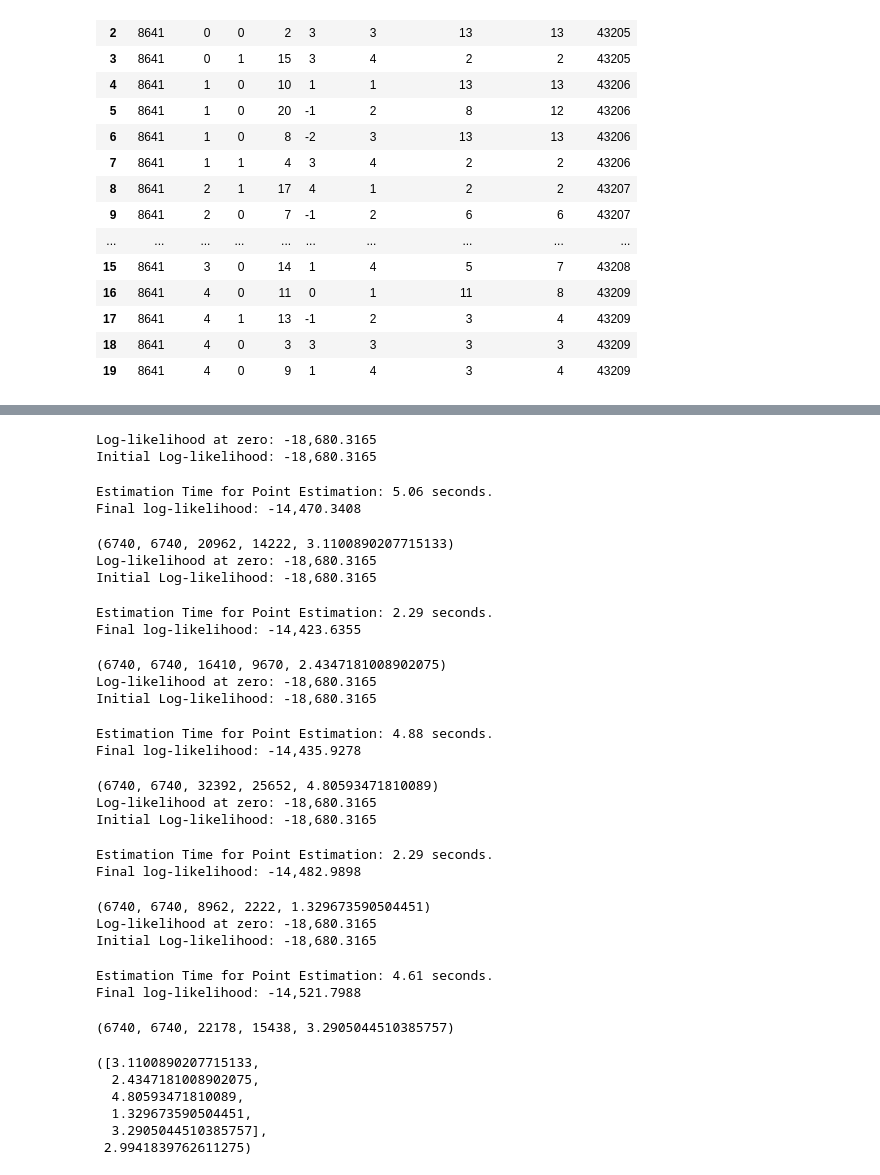
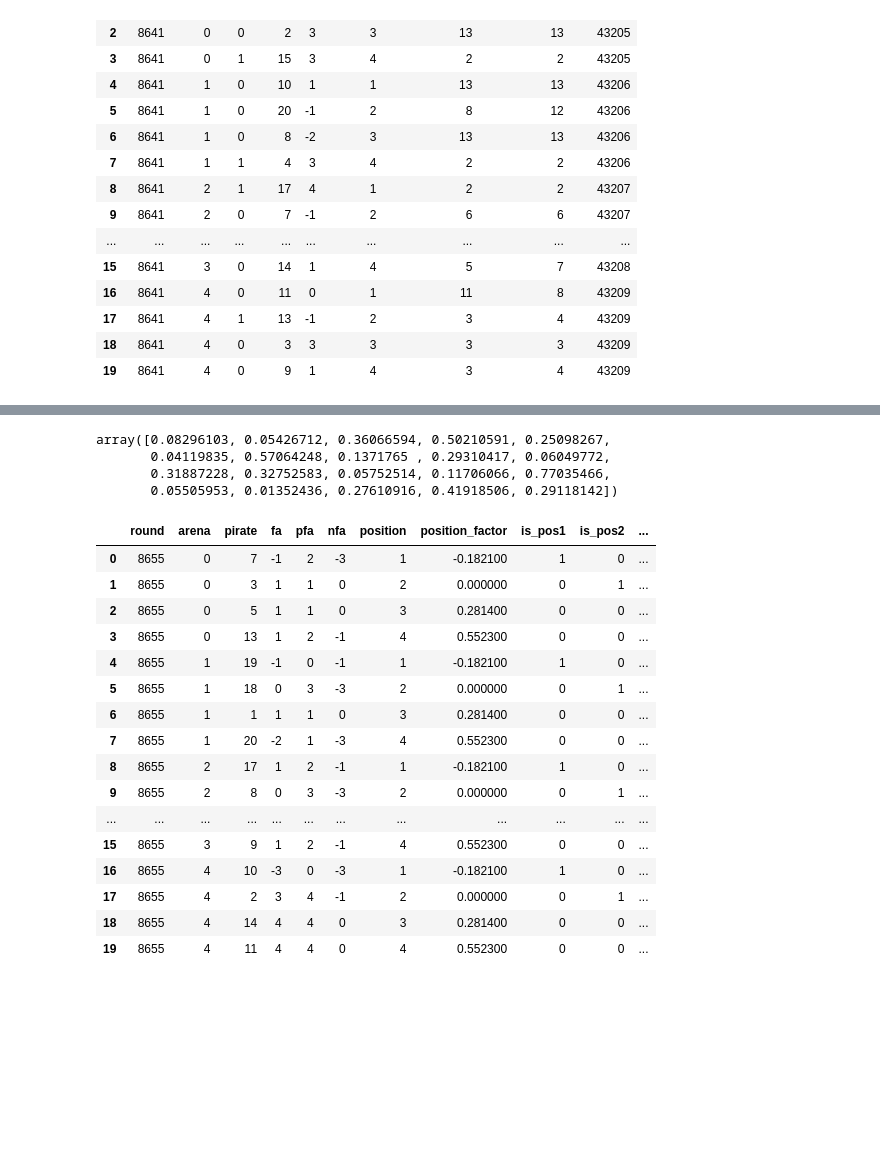
Before and after one commit to arsdragonfly/neofoodclub, a Jupyter notebook: model.ipynb, the cells around one changed output, grey strips where cells are left out. Drawn from its saved outputs; the diff is of its cells as text; code cells hidden in the pictures; blank space fills up the shorter version.

```diff
--- a/model.ipynb
+++ b/model.ipynb
@@ -1355 +1404,15 @@ tmp
+# %%
+def get_payouts(round, model, odds_override=None):
+    round_df = get_round(round)
+    estimated_probabilities = get_estimated_probabilities(round_df, model)
+    estimated_probabilities_series = pd.Series(estimated_probabilities, name="estimated_probabilities")
+    round_df = round_df.join(estimated_probabilities_series)
+    if odds_override is not None:
+        round_df["custom_odds"] = pd.Series(odds_override, name="custom_odds")
+    else:
+        round_df["custom_odds"] = round_df["closing_odds"]
+    round_df["payouts"] = round_df.apply(lambda row: row["custom_odds"] * row["estimated_probabilities"], axis=1)
+    return round_df.style.applymap(lambda x: f"background-color: {get_background_for_payout(x)}", subset=["payouts"])
+# %%
+current_round = 8655
 # %%
@@ -1379,34 +1422,29 @@ len(per_pirate_fa_specification.items())
-# %%
-cross_validate_model(per_pirate_fa_and_pos_specification, per_pirate_fa_and_pos_names, 1, long_format)
-# %% [output]
-Log-likelihood at zero: -18,680.3165
-Initial Log-likelihood: -18,680.3165
-Estimation Time for Point Estimation: 5.06 seconds.
-Final log-likelihood: -14,470.3408
-(6740, 6740, 20962, 14222, 3.1100890207715133)
-Log-likelihood at zero: -18,680.3165
-Initial Log-likelihood: -18,680.3165
-Estimation Time for Point Estimation: 2.29 seconds.
-Final log-likelihood: -14,423.6355
-(6740, 6740, 16410, 9670, 2.4347181008902075)
-Log-likelihood at zero: -18,680.3165
-Initial Log-likelihood: -18,680.3165
-Estimation Time for Point Estimation: 4.88 seconds.
-Final log-likelihood: -14,435.9278
-(6740, 6740, 32392, 25652, 4.80593471810089)
-Log-likelihood at zero: -18,680.3165
-Initial Log-likelihood: -18,680.3165
-Estimation Time for Point Estimation: 2.29 seconds.
-Final log-likelihood: -14,482.9898
-(6740, 6740, 8962, 2222, 1.329673590504451)
-Log-likelihood at zero: -18,680.3165
-Initial Log-likelihood: -18,680.3165
-Estimation Time for Point Estimation: 4.61 seconds.
-Final log-likelihood: -14,521.7988
-(6740, 6740, 22178, 15438, 3.2905044510385757)
-([3.1100890207715133,
-  2.4347181008902075,
-  4.80593471810089,
-  1.329673590504451,
-  3.2905044510385757],
- 2.9941839762611275)
+# %%
+per_pirate_fa_and_pos_mnl.predict(get_round(current_round))
+# %% [output]
+array([0.08296103, 0.05426712, 0.36066594, 0.50210591, 0.25098267,
+       0.04119835, 0.57064248, 0.1371765 , 0.29310417, 0.06049772,
+       0.31887228, 0.32752583, 0.05752514, 0.11706066, 0.77035466,
+       0.05505953, 0.01352436, 0.27610916, 0.41918506, 0.29118142])
+# %%
+manual_odds = [13, 13, 2, 2, 3, 13, 2, 6, 3, 10, 3, 3, 13, 10, 2, 13, 13, 5, 2, 3]
+# %%
+get_payouts(current_round, per_pirate_fa_and_pos_mnl, odds_override=manual_odds)
+# %% [output]
+|  | round | arena | pirate | fa | pfa | nfa | position | position_factor | is_pos1 | is_pos2 | ... |
+| 0 | 8655 | 0 | 7 | -1 | 2 | -3 | 1 | -0.182100 | 1 | 0 | ... |
+| 1 | 8655 | 0 | 3 | 1 | 1 | 0 | 2 | 0.000000 | 0 | 1 | ... |
+| 2 | 8655 | 0 | 5 | 1 | 1 | 0 | 3 | 0.281400 | 0 | 0 | ... |
+| 3 | 8655 | 0 | 13 | 1 | 2 | -1 | 4 | 0.552300 | 0 | 0 | ... |
+| 4 | 8655 | 1 | 19 | -1 | 0 | -1 | 1 | -0.182100 | 1 | 0 | ... |
+| 5 | 8655 | 1 | 18 | 0 | 3 | -3 | 2 | 0.000000 | 0 | 1 | ... |
+| 6 | 8655 | 1 | 1 | 1 | 1 | 0 | 3 | 0.281400 | 0 | 0 | ... |
+| 7 | 8655 | 1 | 20 | -2 | 1 | -3 | 4 | 0.552300 | 0 | 0 | ... |
+| 8 | 8655 | 2 | 17 | 1 | 2 | -1 | 1 | -0.182100 | 1 | 0 | ... |
+| 9 | 8655 | 2 | 8 | 0 | 3 | -3 | 2 | 0.000000 | 0 | 1 | ... |
+| ... | ... | ... | ... | ... | ... | ... | ... | ... | ... | ... | ... |
+| 15 | 8655 | 3 | 9 | 1 | 2 | -1 | 4 | 0.552300 | 0 | 0 | ... |
+| 16 | 8655 | 4 | 10 | -3 | 0 | -3 | 1 | -0.182100 | 1 | 0 | ... |
+| 17 | 8655 | 4 | 2 | 3 | 4 | -1 | 2 | 0.000000 | 0 | 1 | ... |
+| 18 | 8655 | 4 | 14 | 4 | 4 | 0 | 3 | 0.281400 | 0 | 0 | ... |
+| 19 | 8655 | 4 | 11 | 4 | 4 | 0 | 4 | 0.552300 | 0 | 0 | ... |
```
Also changed, not shown: parts of 34 cells of this notebook, 22 other files.
